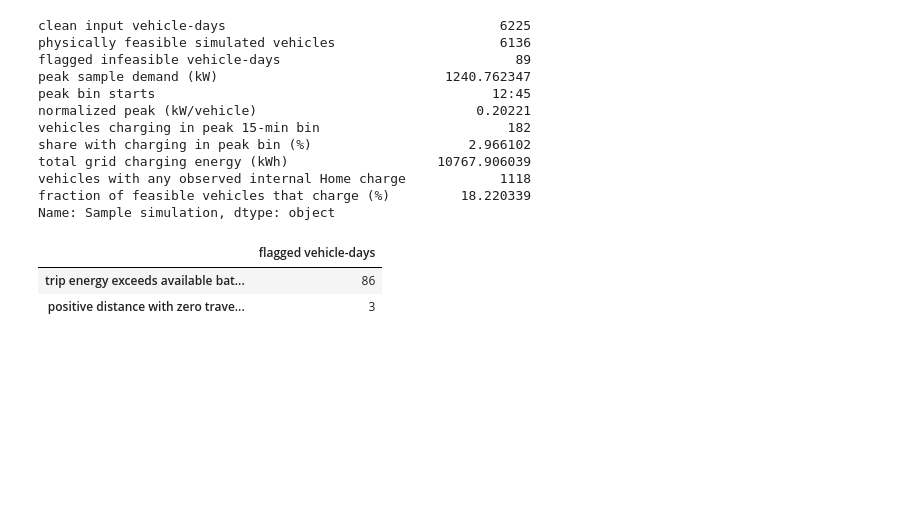
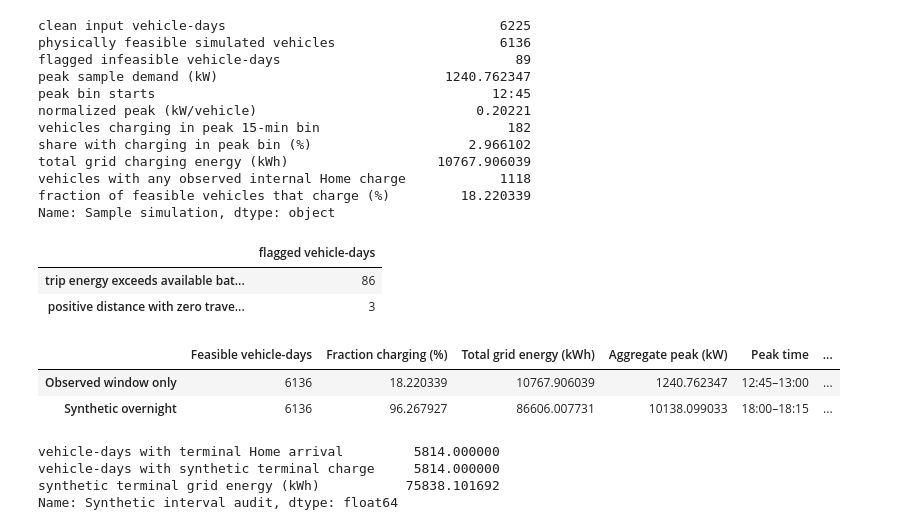
Before and after one commit to Harshul5114/btp_ev-user-behaviour, a Jupyter notebook: notebooks/05_ev_load_prototype.ipynb, the cells around one changed output. Saved outputs shown, nothing was run; the diff lists cells and outputs as text; code cells hidden in the pictures; blank space fills up the shorter version.

```diff
--- a/notebooks/05_ev_load_prototype.ipynb
+++ b/notebooks/05_ev_load_prototype.ipynb
@@ -408,4 +412,50 @@ Name: Sample simulation, dtype: object
 |  | flagged vehicle-days |
 | trip energy exceeds available bat... | 86 |
 | positive distance with zero trave... | 3 |
+# %%
+overnight_results = [reconstruct_terminal_home_charge(
+    leg_groups[result.vehicle_id], result, params) for result in feasible_results]
+synthetic_power_matrix = power_matrix + np.stack([r.power_kw for r in overnight_results])
+synthetic_aggregate_power_kw = synthetic_power_matrix.sum(axis=0)
+assert np.all(synthetic_power_matrix >= -1e-9)
+assert np.all(synthetic_power_matrix <= params.home_charger_grid_kw + 1e-9)
+assert np.allclose(synthetic_aggregate_power_kw - aggregate_power_kw,
+                   np.stack([r.power_kw for r in overnight_results]).sum(axis=0))
+assert np.isclose(synthetic_aggregate_power_kw.sum()*BIN_MIN/60,
+                  aggregate_grid_kwh + sum(r.grid_energy_kwh for r in overnight_results))
+
+def scenario_metrics(matrix, aggregate):
+    peak = int(np.argmax(aggregate))
+    charged = int(np.count_nonzero(matrix.sum(axis=1) > 1e-9))
+    at_peak = int(np.count_nonzero(matrix[:,peak] > 1e-9))
+    return {
+        "Feasible vehicle-days": len(matrix),
+        "Fraction charging (%)": 100*charged/len(matrix),
+        "Total grid energy (kWh)": aggregate.sum()*BIN_MIN/60,
+        "Aggregate peak (kW)": aggregate[peak],
+        "Peak time": f"{clock(BIN_STARTS_MIN[peak])}–{clock(BIN_STARTS_MIN[peak]+BIN_MIN)}",
+        "Normalized peak (kW/vehicle)": aggregate[peak]/len(matrix),
+        "Charging at peak (vehicles)": at_peak,
+        "Charging at peak (%)": 100*at_peak/len(matrix),
+    }
+
+scenario_table = pd.DataFrame({
+    "Observed window only": scenario_metrics(power_matrix, aggregate_power_kw),
+    "Synthetic overnight": scenario_metrics(synthetic_power_matrix, synthetic_aggregate_power_kw),
+}).T
+assert scenario_table["Feasible vehicle-days"].nunique() == 1
+display(scenario_table)
+display(pd.Series({
+    "vehicle-days with terminal Home arrival": sum(r.arrival_min is not None for r in overnight_results),
+    "vehicle-days with synthetic terminal charge": sum(r.grid_energy_kwh > 1e-9 for r in overnight_results),
+    "synthetic terminal grid energy (kWh)": sum(r.grid_energy_kwh for r in overnight_results),
+}, name="Synthetic interval audit"))
+# %% [output]
+|  | Feasible vehicle-days | Fraction charging (%) | Total grid energy (kWh) | Aggregate peak (kW) | Peak time | ... |
+| Observed window only | 6136 | 18.220339 | 10767.906039 | 1240.762347 | 12:45–13:00 | ... |
+| Synthetic overnight | 6136 | 96.267927 | 86606.007731 | 10138.099033 | 18:00–18:15 | ... |
+vehicle-days with terminal Home arrival         5814.000000
+vehicle-days with synthetic terminal charge     5814.000000
+synthetic terminal grid energy (kWh)           75838.101692
+Name: Synthetic interval audit, dtype: float64
 # %%
```
Also changed, not shown: parts of 6 cells of this notebook, 4 other files.
